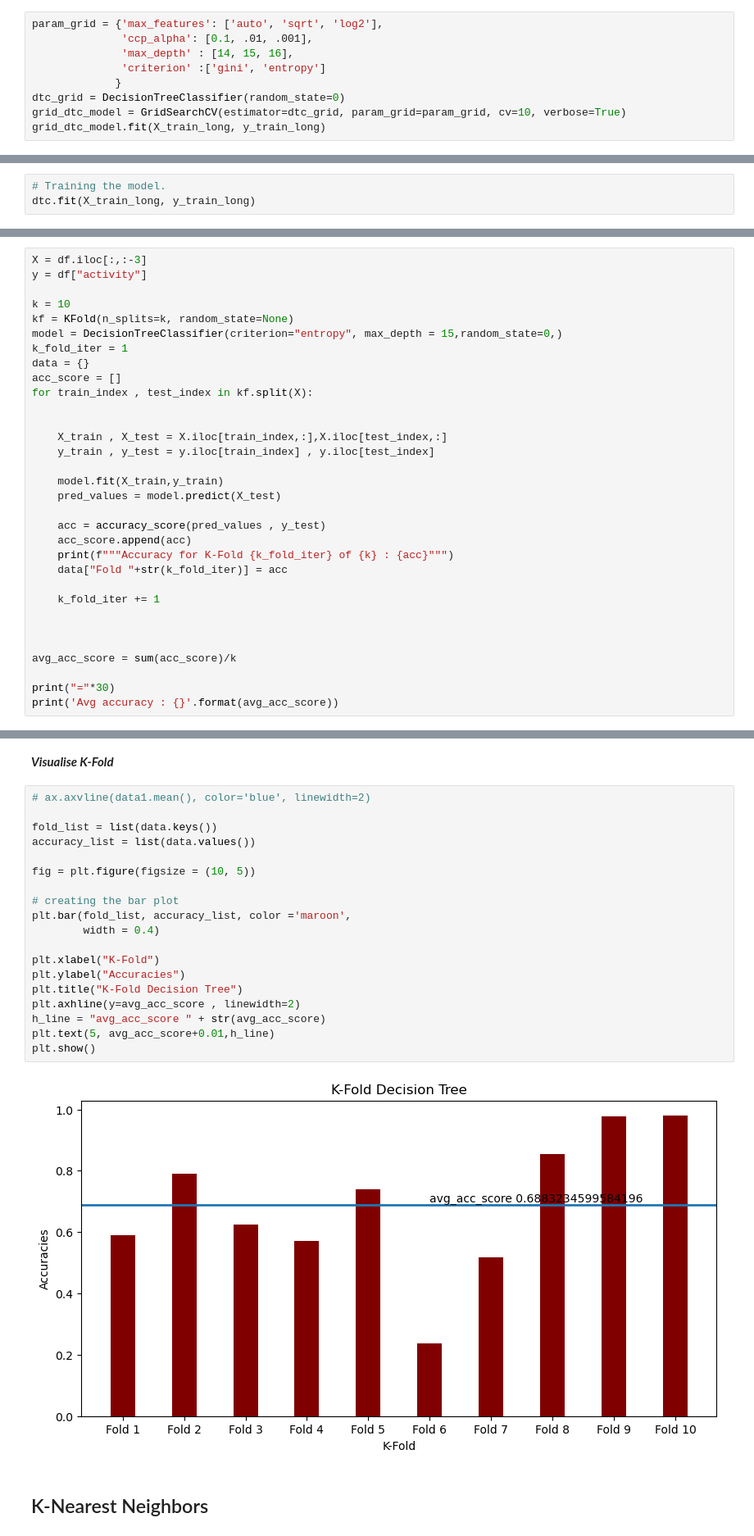
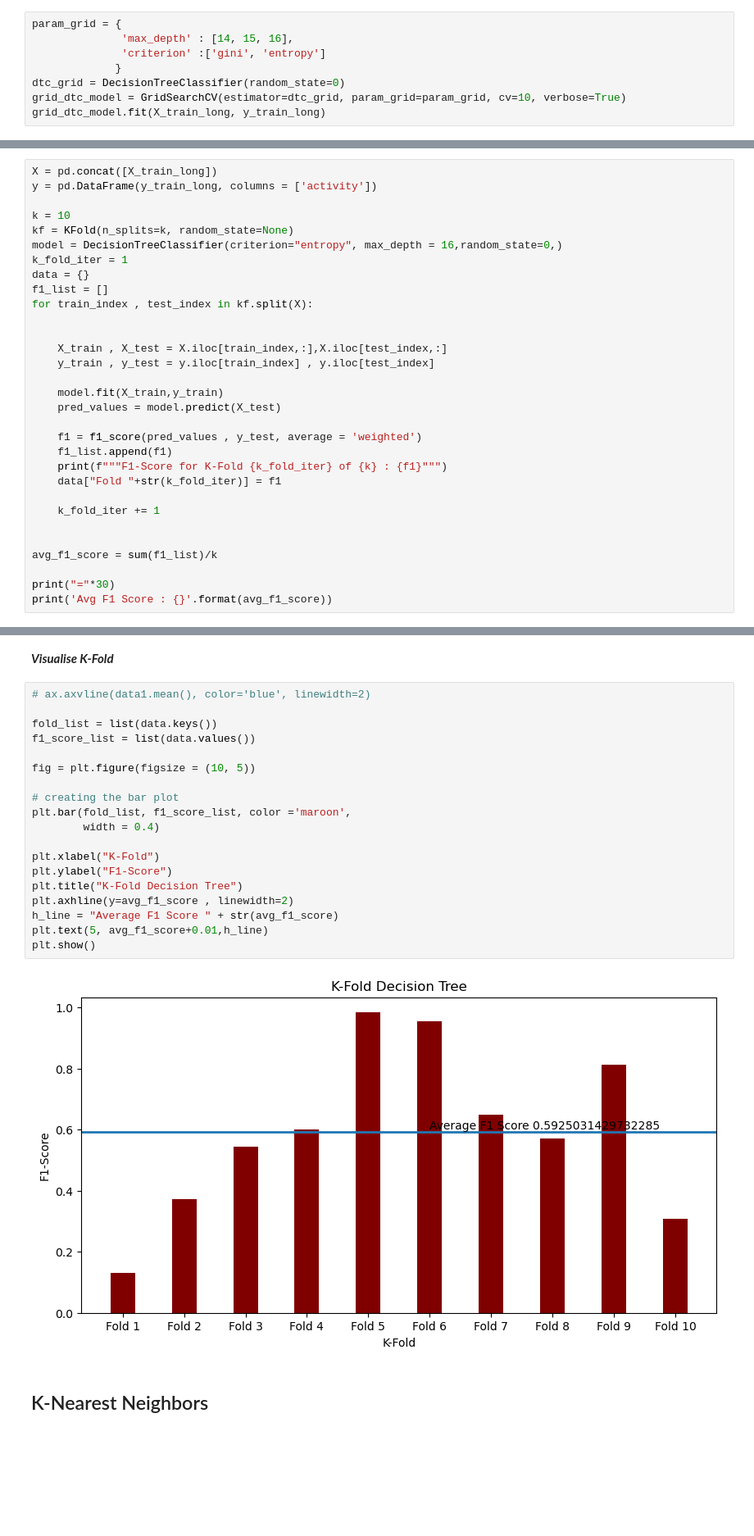
Before and after one commit to ss161185/SOEN6111_PROJECT, a Jupyter notebook: soen_project_team_28.ipynb, the cells around one changed output, grey strips where cells are left out. Shown at 82% size. Drawn from its saved outputs; the diff is of its cells as text; blank space fills up the shorter version.

```diff
--- a/soen_project_team_28.ipynb
+++ b/soen_project_team_28.ipynb
@@ -200,8 +274,7 @@ plt.show()
 
 Using Grid Search CV to find most optimal hyperparameters
 # %%
-param_grid = {'max_features': ['auto', 'sqrt', 'log2'],
-              'ccp_alpha': [0.1, .01, .001],
+param_grid = {
               'max_depth' : [14, 15, 16],
               'criterion' :['gini', 'entropy']
              }
@@ -225,3 +293,0 @@ DecisionTreeClassifier(ccp_alpha=0.001, criterion='entropy', max_depth=16,
-# %%
-# Training the model.
-dtc.fit(X_train_long, y_train_long)
@@ -258,15 +321,15 @@ weighted avg       0.74      0.75      0.72    331419
 ### K-Fold Decision Tree
 Traing and evaluate using K-Fold
 # %%
-X = df.iloc[:,:-3]
-y = df["activity"]
+X = pd.concat([X_train_long])
+y = pd.DataFrame(y_train_long, columns = ['activity'])
 
 k = 10
 kf = KFold(n_splits=k, random_state=None)
-model = DecisionTreeClassifier(criterion="entropy", max_depth = 15,random_state=0,)
+model = DecisionTreeClassifier(criterion="entropy", max_depth = 16,random_state=0,)
 k_fold_iter = 1
 data = {}
-acc_score = []
+f1_list = []
 for train_index , test_index in kf.split(X):
 
 
@@ -276,17 +339,16 @@ for train_index , test_index in kf.split(X):
     model.fit(X_train,y_train)
     pred_values = model.predict(X_test)
 
-    acc = accuracy_score(pred_values , y_test)
-    acc_score.append(acc)
-    print(f"""Accuracy for K-Fold {k_fold_iter} of {k} : {acc}""")
-    data["Fold "+str(k_fold_iter)] = acc
+    f1 = f1_score(pred_values , y_test, average = 'weighted')
+    f1_list.append(f1)
+    print(f"""F1-Score for K-Fold {k_fold_iter} of {k} : {f1}""")
+    data["Fold "+str(k_fold_iter)] = f1
 
     k_fold_iter += 1
 
 
-
-avg_acc_score = sum(acc_score)/k
+avg_f1_score = sum(f1_list)/k
 
 print("="*30)
-print('Avg accuracy : {}'.format(avg_acc_score))
+print('Avg F1 Score : {}'.format(avg_f1_score))
 # %% [output]
@@ -307,24 +369,24 @@ Avg accuracy : 0.6883234599584196
 # %%
 # ax.axvline(data1.mean(), color='blue', linewidth=2)
 
 fold_list = list(data.keys())
-accuracy_list = list(data.values())
+f1_score_list = list(data.values())
 
 fig = plt.figure(figsize = (10, 5))
 
 # creating the bar plot
-plt.bar(fold_list, accuracy_list, color ='maroon',
+plt.bar(fold_list, f1_score_list, color ='maroon',
         width = 0.4)
 
 plt.xlabel("K-Fold")
-plt.ylabel("Accuracies")
+plt.ylabel("F1-Score")
 plt.title("K-Fold Decision Tree")
-plt.axhline(y=avg_acc_score , linewidth=2)
-h_line = "avg_acc_score " + str(avg_acc_score)
-plt.text(5, avg_acc_score+0.01,h_line)
+plt.axhline(y=avg_f1_score , linewidth=2)
+h_line = "Average F1 Score " + str(avg_f1_score)
+plt.text(5, avg_f1_score+0.01,h_line)
 plt.show()
 # %% [output]
-[figure, old version]
+[figure, new version]
 # %% [markdown]
 ## K-Nearest Neighbors
 # %% [markdown]
```
Also changed, not shown: parts of 25 cells of this notebook.
